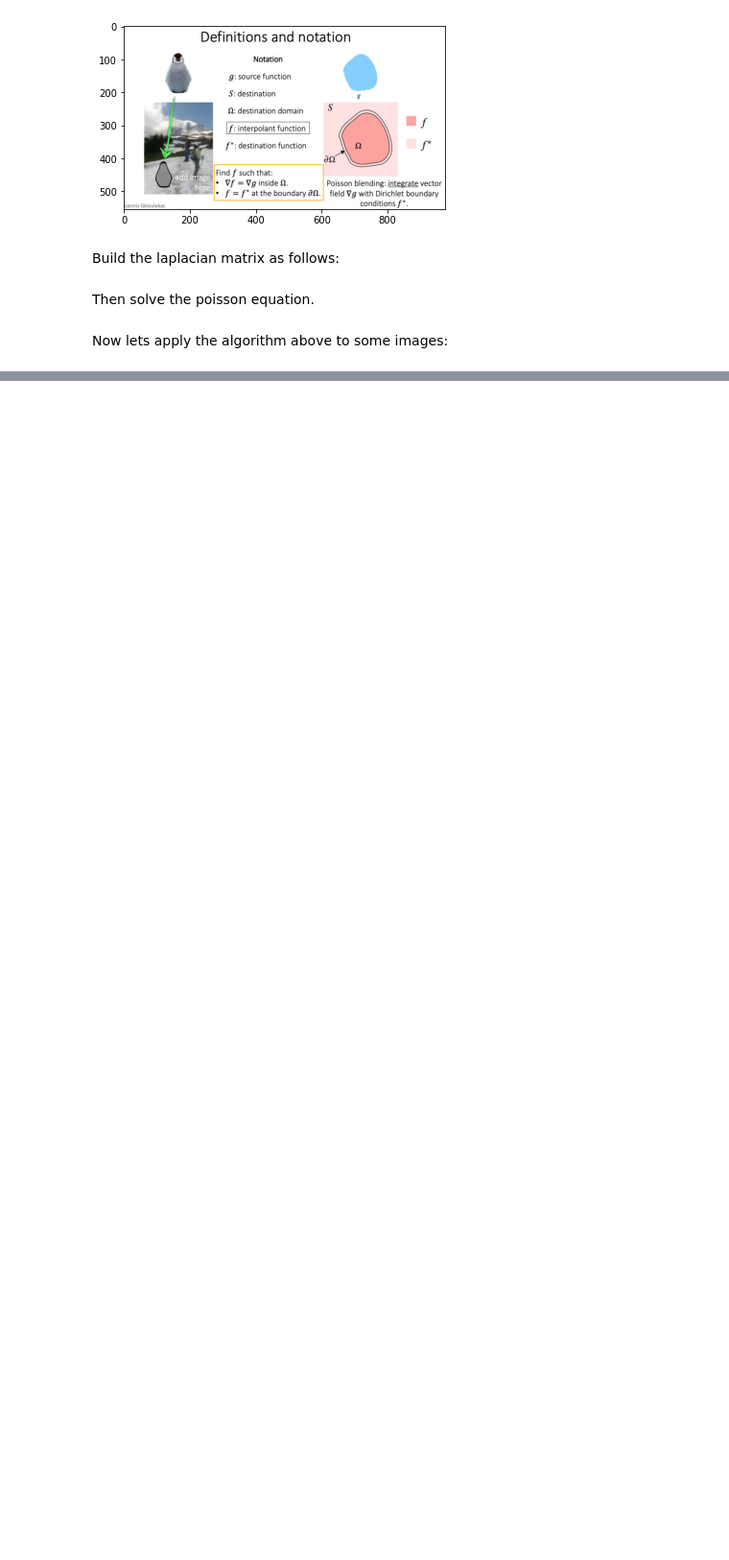
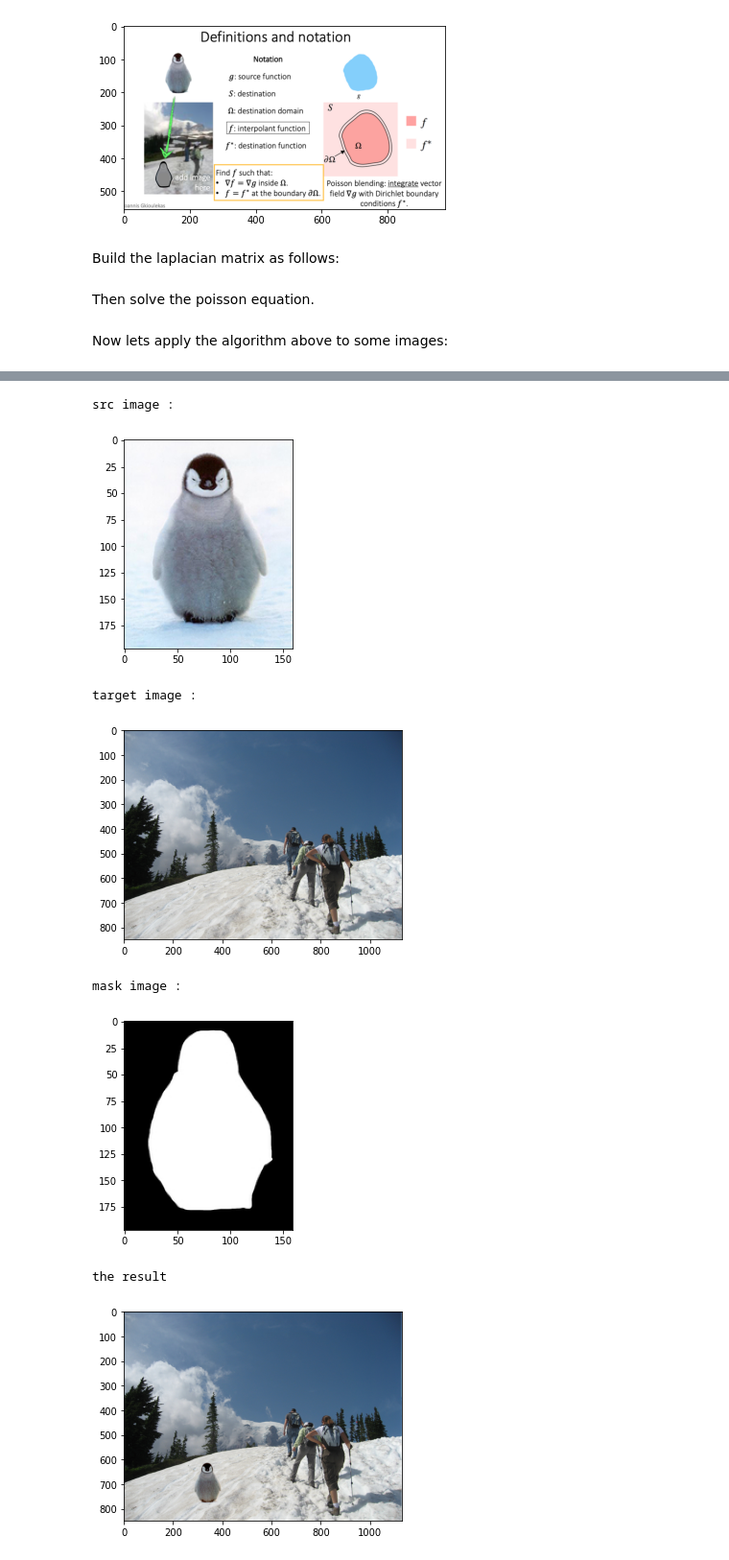
Before and after one commit to Lachin7/Image_Processing_Course, a Jupyter notebook: hw5/questions/q2.ipynb, the cells around one changed output, grey strips where cells are left out. Shown: that part at 96% size. Drawn from its saved outputs; the diff is of its cells as text; code cells hidden in the pictures; blank space fills up the shorter version.

```diff
--- a/hw5/questions/q2.ipynb
+++ b/hw5/questions/q2.ipynb
@@ -94,0 +95,14 @@ the result
+# %%
+img = apply_poisson_blending("penguin", "background_snow", "penguin_mask", 260, 600)
+print("the result")
+plt.imshow(cv2.cvtColor(img, cv2.COLOR_BGR2RGB))
+plt.show()
+# %% [output]
+src image :
+[figure, added]
+target image :
+[figure, added]
+mask image :
+[figure, added]
+the result
+[figure, added]
```
Also changed, not shown: parts of 1 cell of this notebook, 9 other files.
